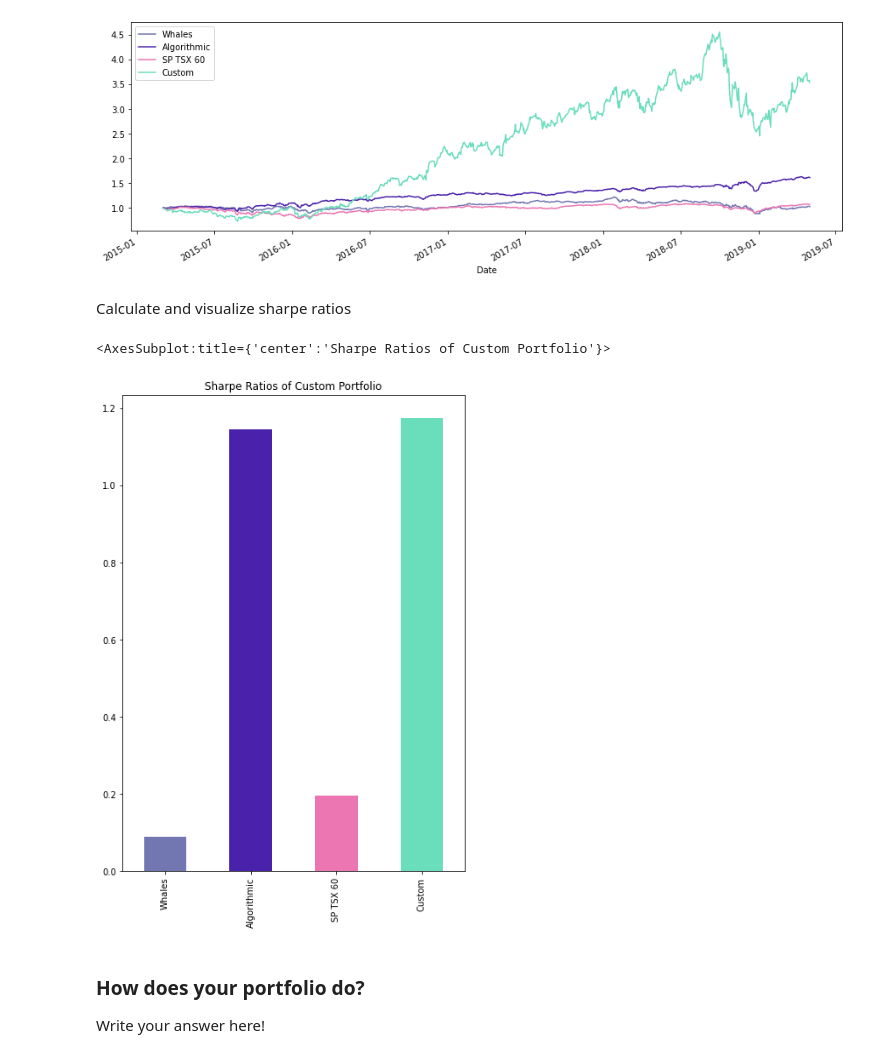
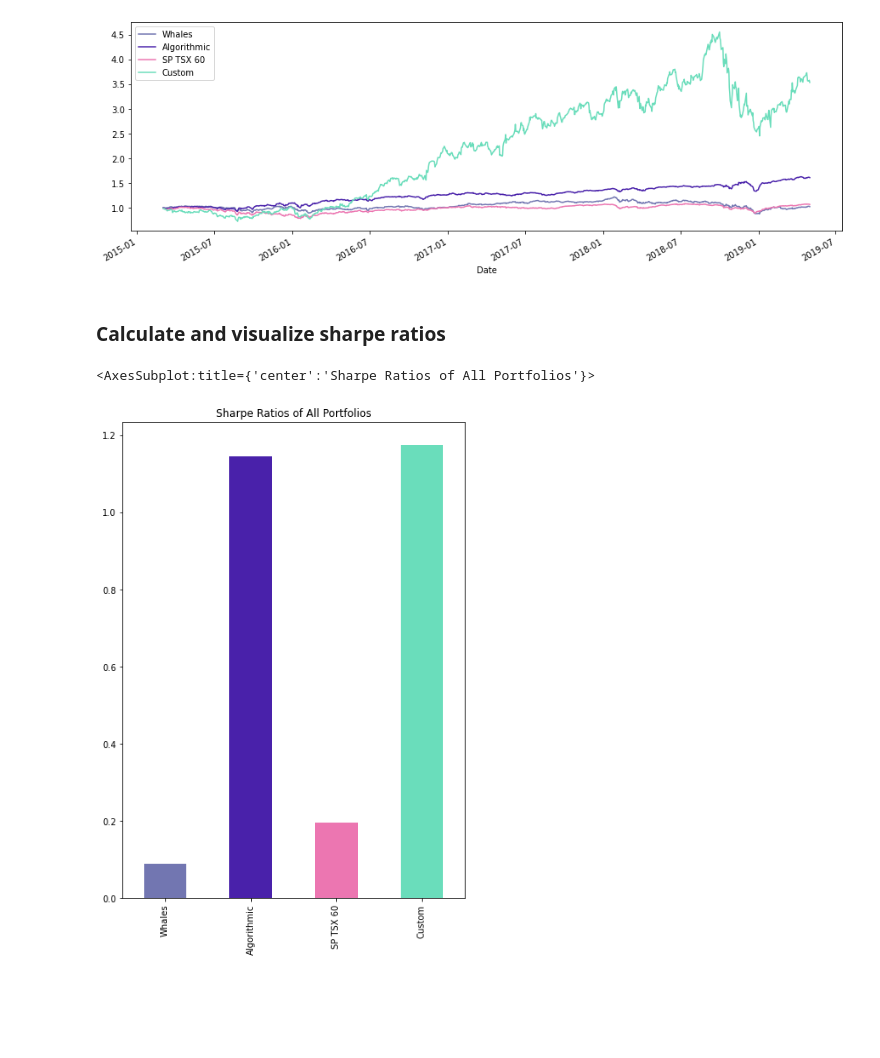
Before and after one commit to adamgulyas/pandas-homework, a Jupyter notebook: whale_analysis.ipynb, the cells around one changed output. Saved outputs shown, nothing was run; the diff lists cells and outputs as text; code cells hidden in the pictures; blank space fills up the shorter version.

Commit message:
Complete custom portfolio comparison and analysis.

```diff
--- a/whale_analysis.ipynb
+++ b/whale_analysis.ipynb
@@ -589,0 +601,4 @@ custom_sharpe_ratios.plot.bar(figsize=(7,10), color=bar_colors, title="Sharpe Ra
+# %%
+# Join all portfolios into one dataframe
+all_daily_returns = pd.concat([all_daily_returns,custom_daily_returns], axis=1, join="inner").dropna()
+all_daily_returns.head()
@@ -608,25 +647,22 @@ all_cumulative_returns_avg.plot(figsize=linechart, color=four_lines)
 <AxesSubplot:xlabel='Date'>
 [figure]
 # %% [markdown]
-Calculate and visualize sharpe ratios
+### Calculate and visualize sharpe ratios
 # %%
+# Create a dataframe of the average daily returns per day in each portfolio
 all_daily_returns_avg = pd.DataFrame({
   'Whales' : all_daily_returns.iloc[:, :4].mean(axis=1),
   'Algorithmic' : all_daily_returns.iloc[:, 4:6].mean(axis=1),
   'SP TSX 60' : all_daily_returns.iloc[:, 6:7].mean(axis=1),
   'Custom' : all_daily_returns.iloc[:, 7:12].mean(axis=1)
 })
 
+# Calculate Sharpe Ratios
 portfolios_sharpe_ratios = ((all_daily_returns_avg.mean() * 252) / (all_daily_returns_avg.std() * np.sqrt(252)))
 portfolios_sharpe_ratios
 
-
-# Plot the sharpe ratio for each portfolio
-portfolios_sharpe_ratios.plot.bar(figsize=(7,10), color=four_lines, title="Sharpe Ratios of Custom Portfolio")
+# Plot the Sharpe Ratio for each portfolio
+portfolios_sharpe_ratios.plot.bar(figsize=(7,10), color=four_lines, title="Sharpe Ratios of All Portfolios")
 # %% [output]
-<AxesSubplot:title={'center':'Sharpe Ratios of Custom Portfolio'}>
+<AxesSubplot:title={'center':'Sharpe Ratios of All Portfolios'}>
-[figure, old version]
+[figure, new version]
-# %% [markdown]
-### How does your portfolio do?
-
-Write your answer here!
```
Also changed, not shown: parts of 20 cells of this notebook, 1 other file.
